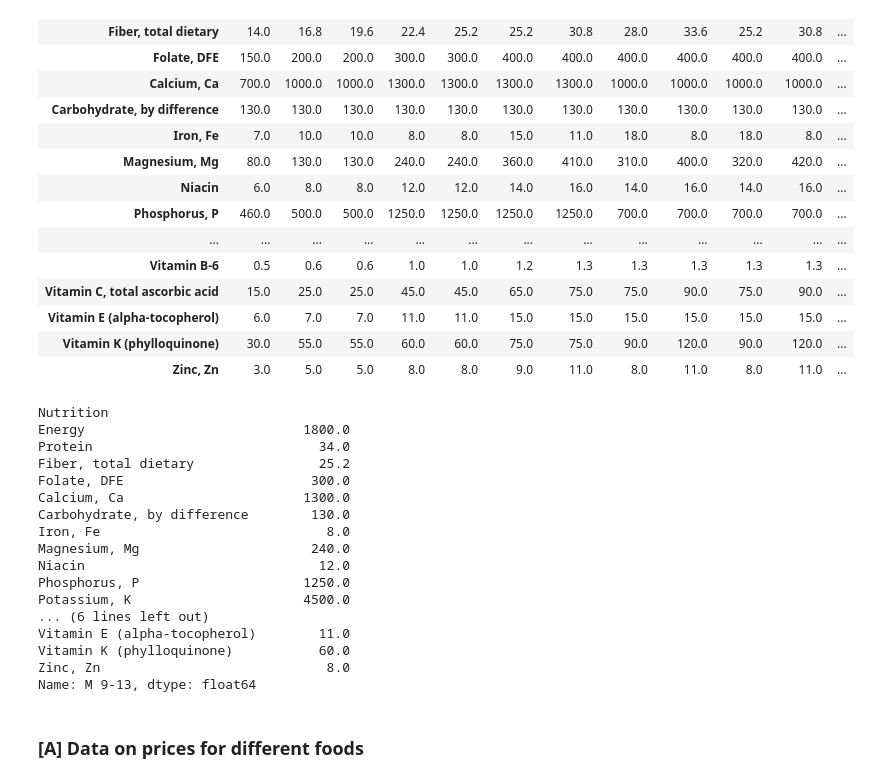
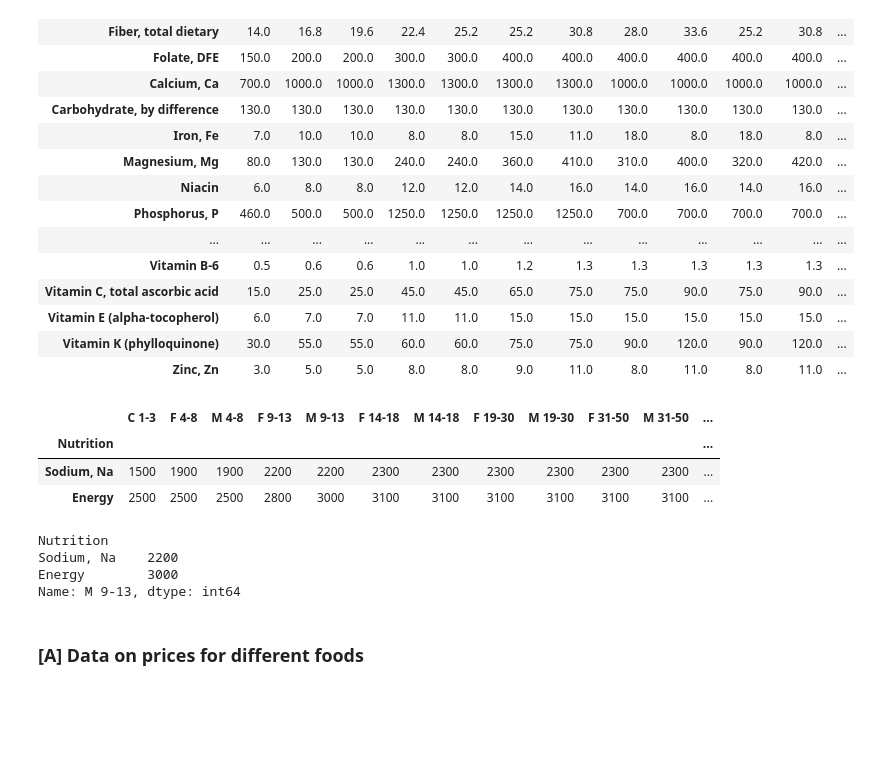
Before and after one commit to philippaSteinberg/EEP153-Proj2, a Jupyter notebook: DietaryReferenceIntakes.ipynb, the cells around one changed output. Drawn from its saved outputs; the diff is of its cells as text; code cells hidden in the pictures; blank space fills up the shorter version.

```diff
--- a/DietaryReferenceIntakes.ipynb
+++ b/DietaryReferenceIntakes.ipynb
@@ -33,4 +33,16 @@ Key available for students@eep153.iam.gserviceaccount.com.
 | Vitamin E (alpha-tocopherol) | 6.0 | 7.0 | 7.0 | 11.0 | 11.0 | 15.0 | 15.0 | 15.0 | 15.0 | 15.0 | 15.0 | ... |
 | Vitamin K (phylloquinone) | 30.0 | 55.0 | 55.0 | 60.0 | 60.0 | 75.0 | 75.0 | 90.0 | 120.0 | 90.0 | 120.0 | ... |
 | Zinc, Zn | 3.0 | 5.0 | 5.0 | 8.0 | 8.0 | 9.0 | 11.0 | 8.0 | 11.0 | 8.0 | 11.0 | ... |
+# %%
+bmax = RDIs['diet_maximums'].set_index('Nutrition')
+
+# Drop string describing source
+bmax = bmax.drop('Source',axis=1)
+
+bmax
+# %% [output]
+|  | C 1-3 | F 4-8 | M 4-8 | F 9-13 | M 9-13 | F 14-18 | M 14-18 | F 19-30 | M 19-30 | F 31-50 | M 31-50 | ... |
+| Nutrition |  |  |  |  |  |  |  |  |  |  |  | ... |
+| Sodium, Na | 1500 | 1900 | 1900 | 2200 | 2200 | 2300 | 2300 | 2300 | 2300 | 2300 | 2300 | ... |
+| Energy | 2500 | 2500 | 2500 | 2800 | 3000 | 3100 | 3100 | 3100 | 3100 | 3100 | 3100 | ... |
 # %%
@@ -59,22 +73,9 @@ def dris(age, sex):
 # %%
-dris(10, "male")
+dris(10, "male", 'max')
 # %% [output]
 Nutrition
-Energy                            1800.0
-Protein                             34.0
-Fiber, total dietary                25.2
-Folate, DFE                        300.0
-Calcium, Ca                       1300.0
-Carbohydrate, by difference        130.0
-Iron, Fe                             8.0
-Magnesium, Mg                      240.0
-Niacin                              12.0
-Phosphorus, P                     1250.0
-Potassium, K                      4500.0
-... (6 lines left out)
-Vitamin E (alpha-tocopherol)        11.0
-Vitamin K (phylloquinone)           60.0
-Zinc, Zn                             8.0
-Name: M 9-13, dtype: float64
+Sodium, Na    2200
+Energy        3000
+Name: M 9-13, dtype: int64
 # %% [markdown]
 ### [A] Data on prices for different foods
```
Also changed, not shown: parts of 1 cell of this notebook, 1 other file.
